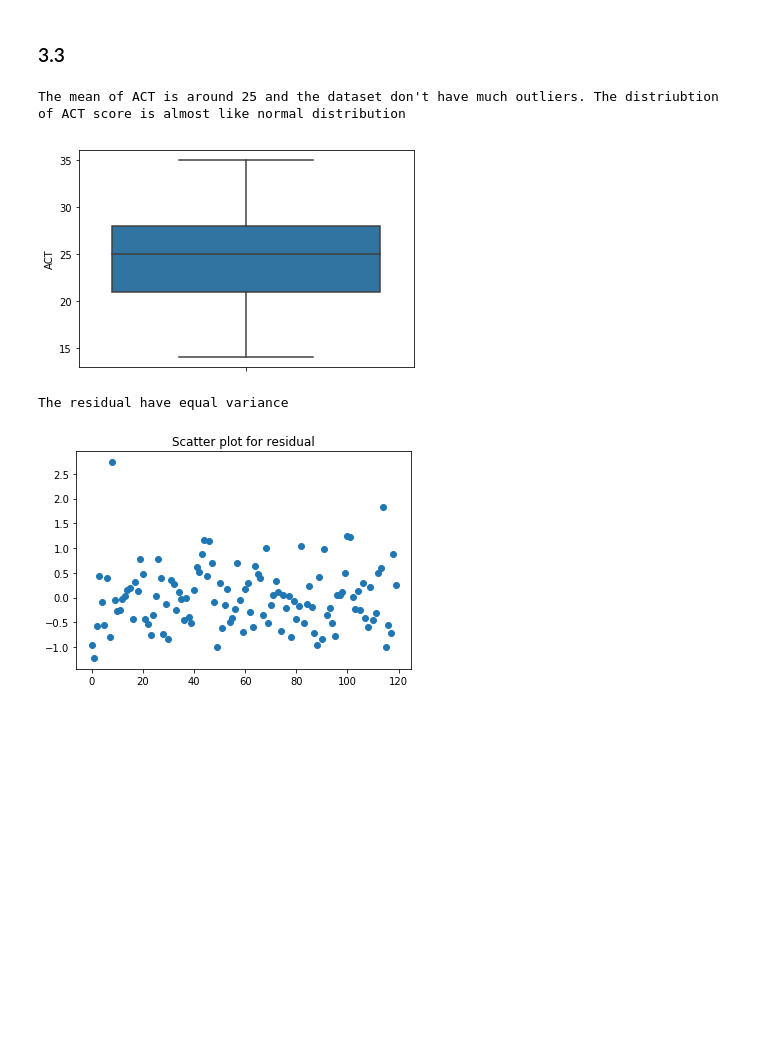
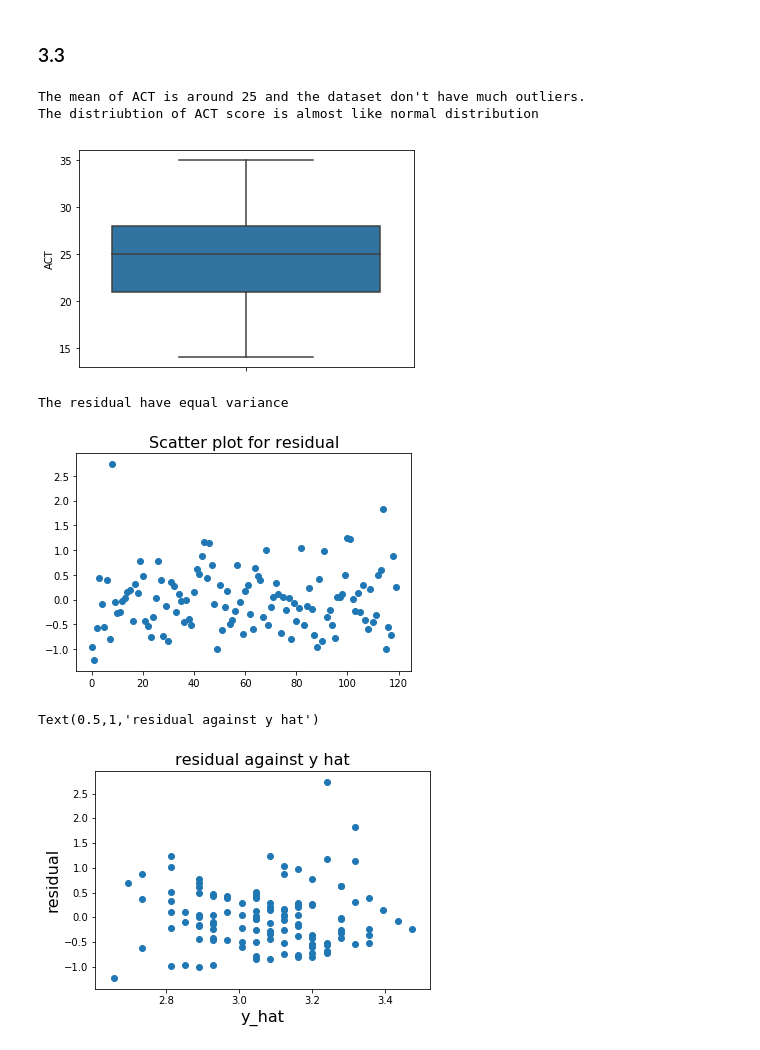
Before and after one commit to Quan-y/LinearReg_GR5206, a Jupyter notebook: HW4/HW4.ipynb, the cells around one changed output. Drawn from its saved outputs; the diff is of its cells as text; code cells hidden in the pictures; blank space fills up the shorter version.

```diff
--- a/HW4/HW4.ipynb
+++ b/HW4/HW4.ipynb
@@ -49,12 +56,11 @@ class LinearReg:
 # %%
-# data
-data = pd.read_table('CH01PR19.txt', sep = ' ', header = None).dropna(axis = 1)
-data.columns = ['GPA', 'ACT']
 # (a) boxplot
 sns.boxplot(data['ACT'], orient = 'v')
-print("The mean of ACT is around 25 and the dataset don't have much outliers. The distriubtion of ACT score is almost like normal distribution")
+print("The mean of ACT is around 25 and the dataset don't have much outliers.")
+print("The distriubtion of ACT score is almost like normal distribution")
 # %% [output]
-The mean of ACT is around 25 and the dataset don't have much outliers. The distriubtion of ACT score is almost like normal distribution
+The mean of ACT is around 25 and the dataset don't have much outliers.
+The distriubtion of ACT score is almost like normal distribution
 [figure]
 # %%
 # (b) dot plot of the residuals
@@ -64,8 +70,17 @@ intercept = beta_ols[0][0]
 slope = beta_ols[1][0]
 f33 = lambda x: slope*x + intercept
 plt.scatter(data.index, (data['ACT'].map(f33) - data['GPA']))
-plt.title('Scatter plot for residual')
+plt.title('Scatter plot for residual', fontsize = 16)
 print('The residual have equal variance')
 # %% [output]
 The residual have equal variance
-[figure, old version]
+[figure, new version]
+# %%
+# (c)
+plt.scatter(data['ACT'].map(f33), (data['ACT'].map(f33) - data['GPA']))
+plt.xlabel('y_hat', fontsize = 16)
+plt.ylabel('residual', fontsize = 16)
+plt.title('residual against y hat', fontsize = 16)
+# %% [output]
+Text(0.5,1,'residual against y hat')
+[figure, added]
```
Also changed, not shown: parts of 38 cells of this notebook, 6 other files.
